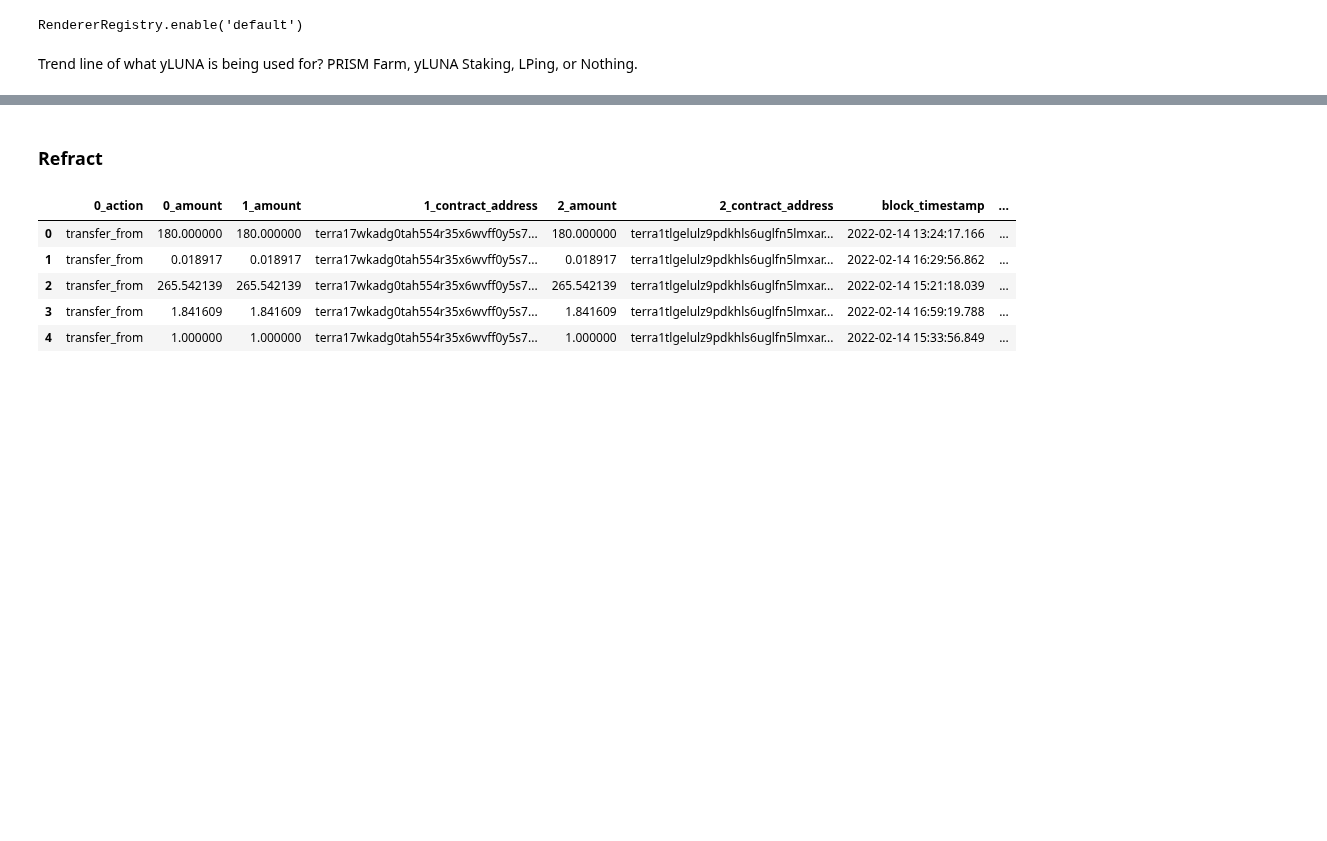
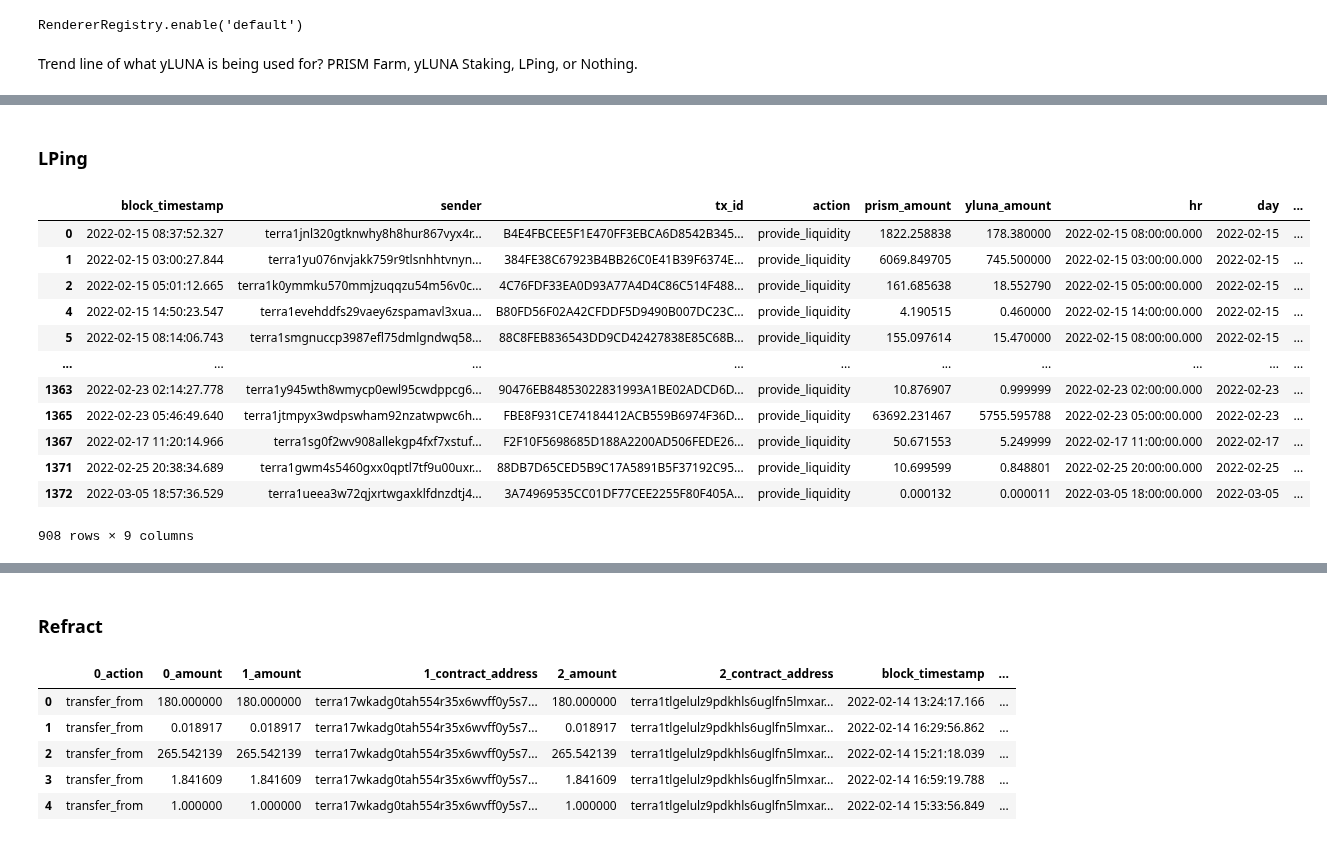
Before and after one commit to IncioMan/prism_forge, a Jupyter notebook: notebook/Prism Farm - Analytics.ipynb, the cells around one changed output, grey strips where cells are left out. Drawn from its saved outputs; the diff is of its cells as text; code cells hidden in the pictures; blank space fills up the shorter version.

```diff
--- a/notebook/Prism Farm - Analytics.ipynb
+++ b/notebook/Prism Farm - Analytics.ipynb
@@ -31,6 +42,7 @@ router_df = claim(router)
 # %%
-refract_df.to_csv('../data/refract.csv')
-refract_cluna_df.to_csv('../data/refract_cluna.csv')
-ystaking_df.to_csv('../data/ystaking.csv')
-swaps_df.to_csv('../data/swaps.csv')
-router_df.to_csv('../data/router.csv')
+lping_df = pd.read_csv('../data/lping.csv', index_col=0)
+refract_df = pd.read_csv('../data/refract.csv', index_col=0)
+refract_cluna_df = pd.read_csv('../data/refract_cluna.csv', index_col=0)
+ystaking_df = pd.read_csv('../data/ystaking.csv', index_col=0)
+swaps_df = pd.read_csv('../data/swaps.csv', index_col=0)
+router_df = pd.read_csv('../data/router.csv', index_col=0)
@@ -42,0 +49,30 @@ router_df = pd.read_csv('../data/router.csv', index_col=0)
+# %% [markdown]
+### LPing
+# %%
+lping_df['action'] = lping_df.apply(lambda row: row['0_action'] if row['0_action'] == 'provide_liquidity' else row['1_action'],axis=1)
+# %%
+provide_ = lping_df[lping_df.action=='provide_liquidity']
+withdraw_ = lping_df[lping_df.action=='withdraw_liquidity']
+# %%
+provide_['prism_amount'] = provide_.apply(lambda row: row['2_amount'] if row['1_contract_address'] == 'terra1dh9478k2qvqhqeajhn75a2a7dsnf74y5ukregw' else row['3_amount'],axis=1)
+provide_['yluna_amount'] = provide_.apply(lambda row: row['1_amount'] if row['2_contract_address'] == 'terra17wkadg0tah554r35x6wvff0y5s7ve8npcjfuhz' else row['2_amount'],axis=1)
+provide_['sender'] = provide_['from_']
+provide_['hr'] = provide_.block_timestamp.str[:-9] + '00:00.000'
+provide_['day'] = provide_.block_timestamp.str[:-13]
+provide_ = provide_[['block_timestamp','sender','tx_id','action','prism_amount','yluna_amount','hr','day']]
+provide_['amount_signed'] = provide_.yluna_amount
+provide_
+# %% [output]
+|  | block_timestamp | sender | tx_id | action | prism_amount | yluna_amount | hr | day | ... |
+| 0 | 2022-02-15 08:37:52.327 | terra1jnl320gtknwhy8h8hur867vyx4r... | B4E4FBCEE5F1E470FF3EBCA6D8542B345... | provide_liquidity | 1822.258838 | 178.380000 | 2022-02-15 08:00:00.000 | 2022-02-15 | ... |
+| 1 | 2022-02-15 03:00:27.844 | terra1yu076nvjakk759r9tlsnhhtvnyn... | 384FE38C67923B4BB26C0E41B39F6374E... | provide_liquidity | 6069.849705 | 745.500000 | 2022-02-15 03:00:00.000 | 2022-02-15 | ... |
+| 2 | 2022-02-15 05:01:12.665 | terra1k0ymmku570mmjzuqqzu54m56v0c... | 4C76FDF33EA0D93A77A4D4C86C514F488... | provide_liquidity | 161.685638 | 18.552790 | 2022-02-15 05:00:00.000 | 2022-02-15 | ... |
+| 4 | 2022-02-15 14:50:23.547 | terra1evehddfs29vaey6zspamavl3xua... | B80FD56F02A42CFDDF5D9490B007DC23C... | provide_liquidity | 4.190515 | 0.460000 | 2022-02-15 14:00:00.000 | 2022-02-15 | ... |
+| 5 | 2022-02-15 08:14:06.743 | terra1smgnuccp3987efl75dmlgndwq58... | 88C8FEB836543DD9CD42427838E85C68B... | provide_liquidity | 155.097614 | 15.470000 | 2022-02-15 08:00:00.000 | 2022-02-15 | ... |
+| ... | ... | ... | ... | ... | ... | ... | ... | ... | ... |
+| 1363 | 2022-02-23 02:14:27.778 | terra1y945wth8wmycp0ewl95cwdppcg6... | 90476EB84853022831993A1BE02ADCD6D... | provide_liquidity | 10.876907 | 0.999999 | 2022-02-23 02:00:00.000 | 2022-02-23 | ... |
+| 1365 | 2022-02-23 05:46:49.640 | terra1jtmpyx3wdpswham92nzatwpwc6h... | FBE8F931CE74184412ACB559B6974F36D... | provide_liquidity | 63692.231467 | 5755.595788 | 2022-02-23 05:00:00.000 | 2022-02-23 | ... |
+| 1367 | 2022-02-17 11:20:14.966 | terra1sg0f2wv908allekgp4fxf7xstuf... | F2F10F5698685D188A2200AD506FEDE26... | provide_liquidity | 50.671553 | 5.249999 | 2022-02-17 11:00:00.000 | 2022-02-17 | ... |
+| 1371 | 2022-02-25 20:38:34.689 | terra1gwm4s5460gxx0qptl7tf9u00uxr... | 88DB7D65CED5B9C17A5891B5F37192C95... | provide_liquidity | 10.699599 | 0.848801 | 2022-02-25 20:00:00.000 | 2022-02-25 | ... |
+| 1372 | 2022-03-05 18:57:36.529 | terra1ueea3w72qjxrtwgaxklfdnzdtj4... | 3A74969535CC01DF77CEE2255F80F405A... | provide_liquidity | 0.000132 | 0.000011 | 2022-03-05 18:00:00.000 | 2022-03-05 | ... |
+908 rows × 9 columns
```
Also changed, not shown: parts of 20 cells of this notebook, 1 other file.
